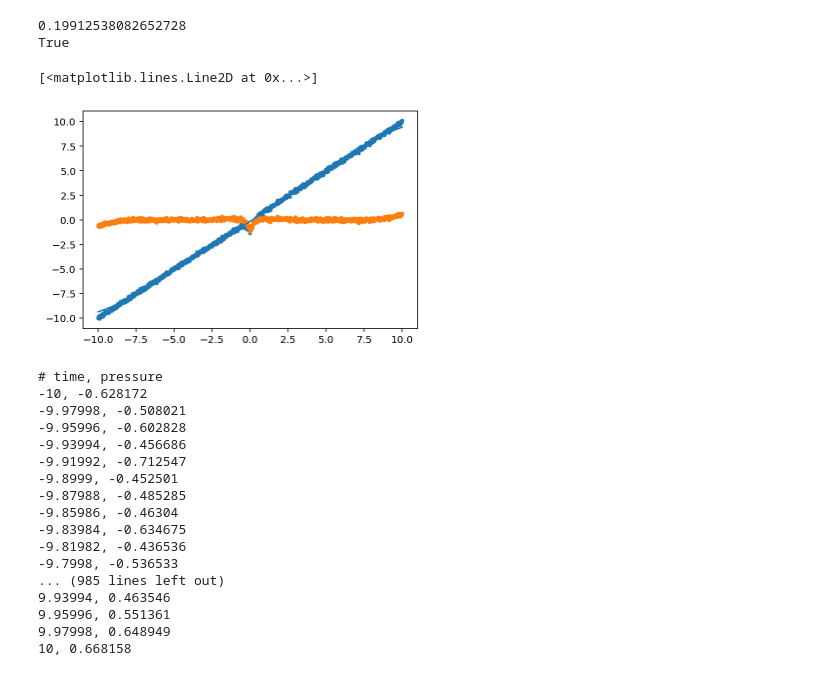
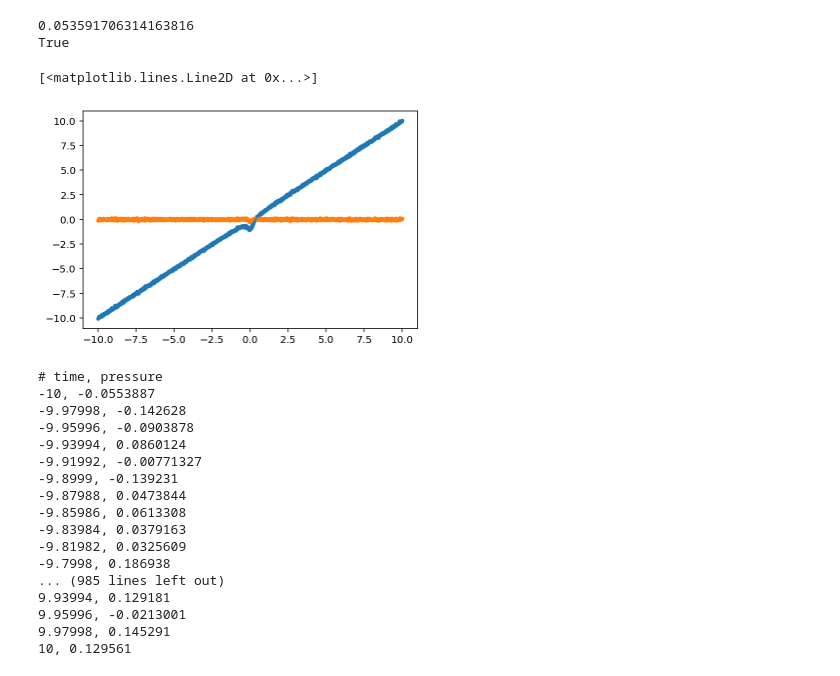
Before and after one commit to BoiseStatePlanetary/muldoon, a Jupyter notebook: examples/Making Muldoon.ipynb, the cells around one changed output. Cells and saved outputs as stored; diff of their text form; code cells hidden in the pictures.

```diff
--- a/examples/Making Muldoon.ipynb
+++ b/examples/Making Muldoon.ipynb
@@ -22,45 +19,45 @@ slope = 1.
 t0 = 0.
 DeltaP = 1.
 Gamma = 0.5
-profile = modified_lorentzian(time, baseline, slope, t0, DeltaP, Gamma) + normal(scale=slope/10., size=len(time))
+profile = modified_lorentzian(time, baseline, slope, t0, DeltaP, Gamma) + normal(scale=slope/20., size=len(time))
 mt = MetTimeseries(time, profile)
 # %%
 # Detrend
-window_size = 10*Gamma
+window_size = Gamma
 detrended_pressure = mt.detrend_pressure_timeseries(window_size)
 print(np.std(mt.detrended_pressure))
-print(np.isclose(np.std(mt.detrended_pressure), 0.2, atol=0.1))
+print(np.isclose(np.std(mt.detrended_pressure), 0.1, atol=0.1))
 
 plt.scatter(mt.time, mt.pressure, marker='.')
 plt.scatter(mt.time, mt.detrended_pressure, marker='.')
 plt.plot(mt.time, mt.pressure_trend)
 # %% [output]
-0.19912538082652728
+0.053591706314163816
 True
 [<matplotlib.lines.Line2D at 0x...>]
-[figure, old version]
+[figure, new version]
 # %%
 # Test time-series write-out
 write_str = mt.write_out_detrended_timeseries(test_mode=True)
 print(write_str);
 # %% [output]
 # time, pressure
--10, -0.628172
--9.97998, -0.508021
--9.95996, -0.602828
--9.93994, -0.456686
--9.91992, -0.712547
--9.8999, -0.452501
--9.87988, -0.485285
--9.85986, -0.46304
--9.83984, -0.634675
--9.81982, -0.436536
--9.7998, -0.536533
+-10, -0.0553887
+-9.97998, -0.142628
+-9.95996, -0.0903878
+-9.93994, 0.0860124
+-9.91992, -0.00771327
+-9.8999, -0.139231
+-9.87988, 0.0473844
+-9.85986, 0.0613308
+-9.83984, 0.0379163
+-9.81982, 0.0325609
+-9.7998, 0.186938
 ... (985 lines left out)
-9.93994, 0.463546
-9.95996, 0.551361
-9.97998, 0.648949
-10, 0.668158
+9.93994, 0.129181
+9.95996, -0.0213001
+9.97998, 0.145291
+10, 0.129561
 # %%
 from scipy.stats import mode
 print(mt.time[1:] - mt.time[0:-1])
```
Also changed, not shown: parts of 7 cells of this notebook, 3 other files.
